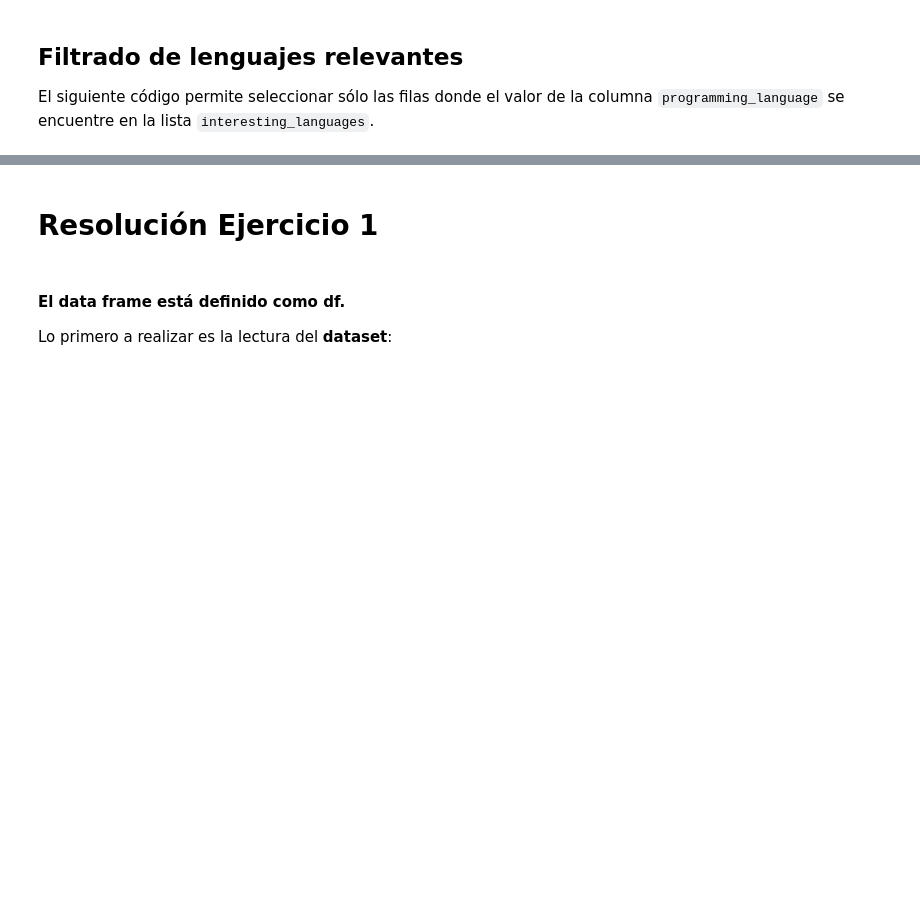
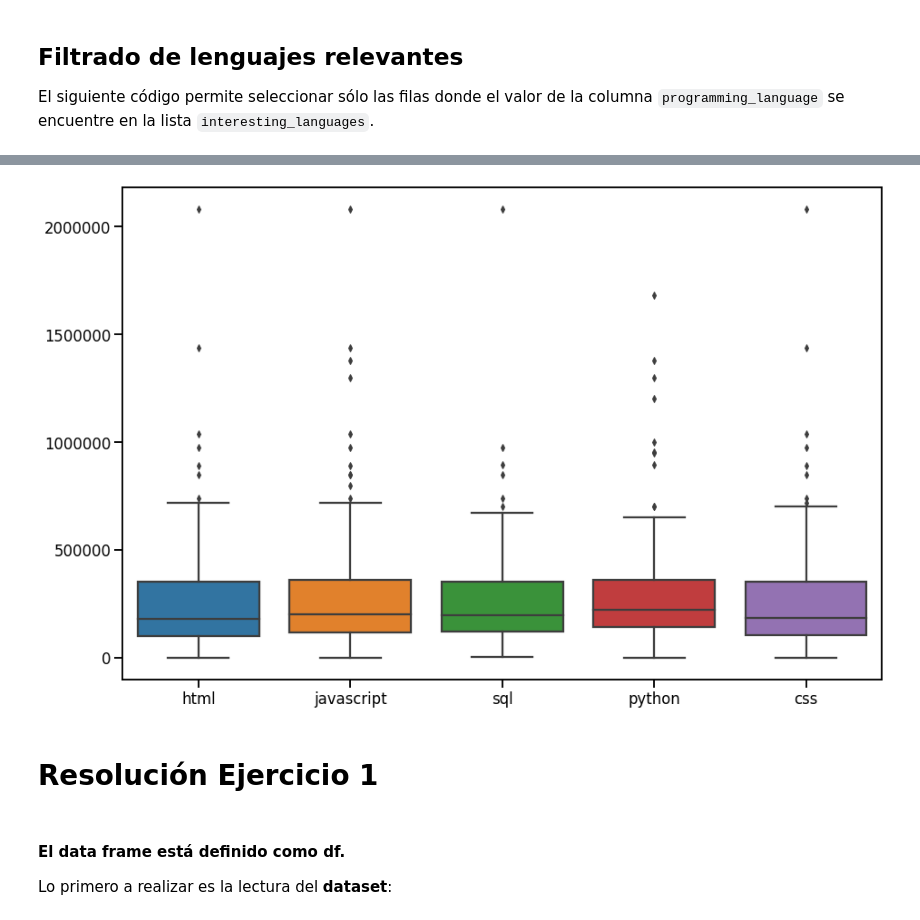
Before and after one commit to gusalvarez10/DiploDatos, a Jupyter notebook: Entregable_Parte_1.ipynb, the cells around one changed output, grey strips where cells are left out. Saved outputs shown, nothing was run; the diff lists cells and outputs as text; code cells hidden in the pictures; blank space fills up the shorter version.

```diff
--- a/Entregable_Parte_1.ipynb
+++ b/Entregable_Parte_1.ipynb
@@ -140,3 +164,18 @@ filtered_df_lang[:5]
+# %%
+fig = plt.figure(figsize=(15,10))
+
+seaborn.boxplot(data=filtered_df_lang, x='programming_language', y='salary_monthly_BRUTO'  )
+
+plt.ticklabel_format(style = 'plain',
+                    axis = 'y'
+                   )
+
+plt.xlabel('')
+plt.ylabel('')
+
+plt.show()
+# %% [output]
+[figure, added]
 # %% [markdown]
 # Resolución Ejercicio 1
 # %% [markdown]
```
Also changed, not shown: parts of 7 cells of this notebook.
